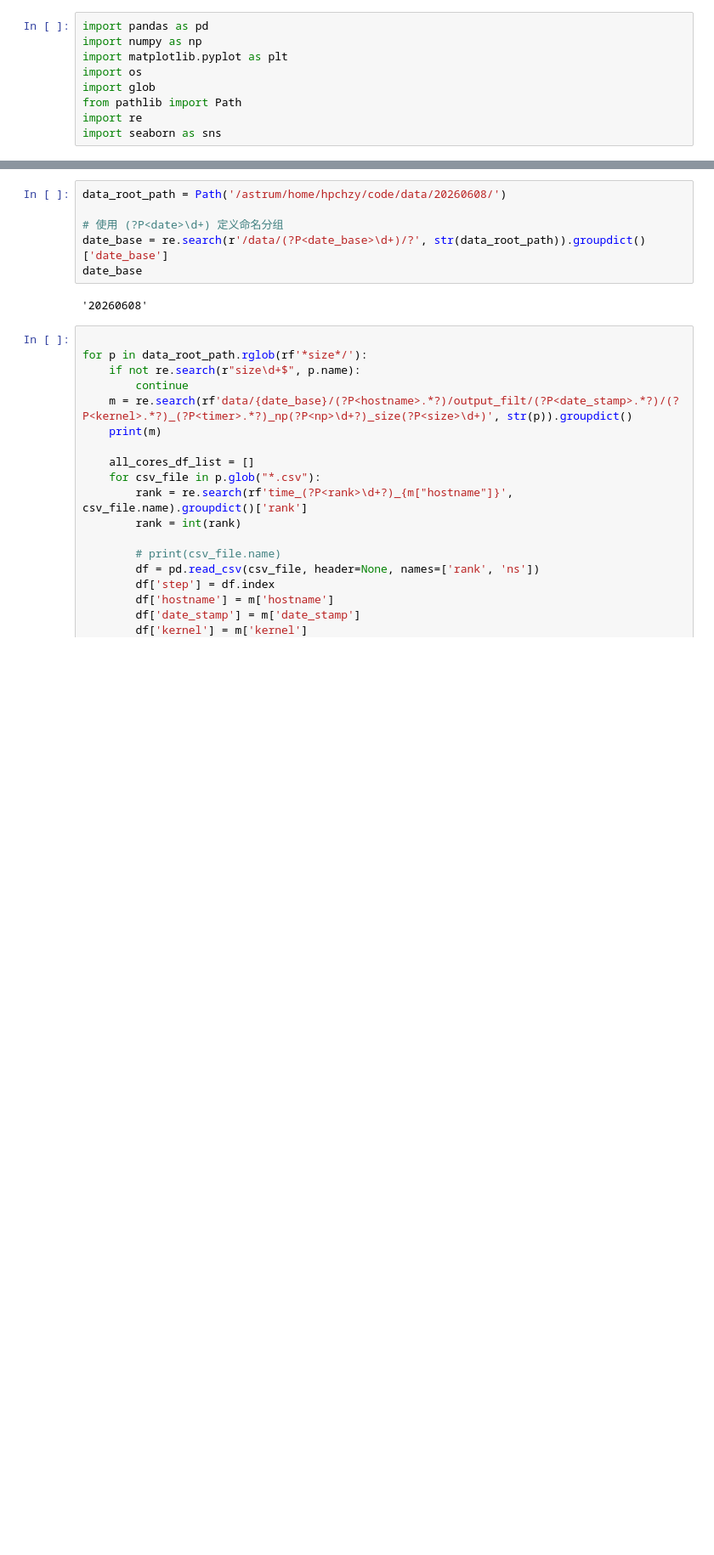
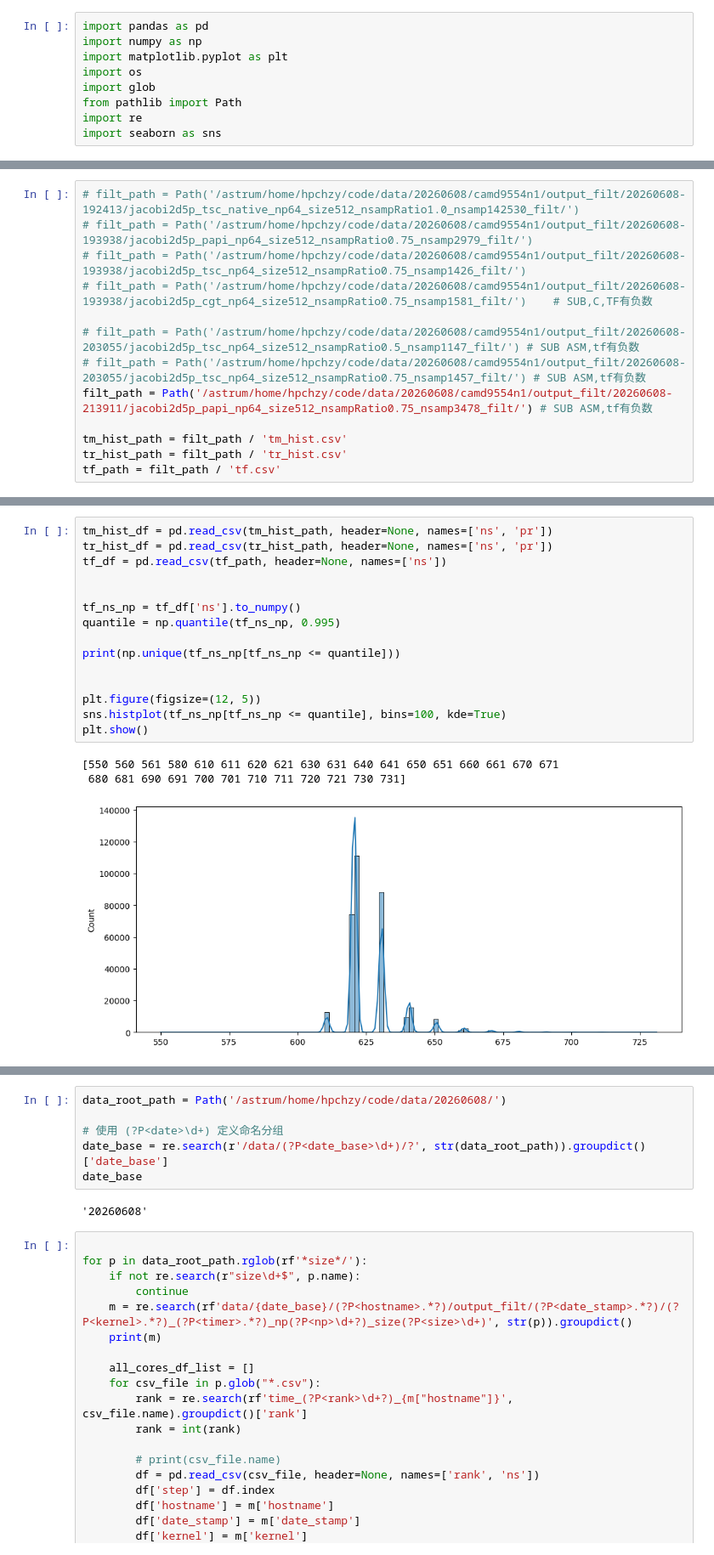
Before and after one commit to HunterHan/TacVar, a Jupyter notebook: stencil/plot_experimental_filt.0608.ipynb, the cells around one changed output, grey strips where cells are left out. Shown at 85% size. Saved outputs shown, nothing was run; the diff lists cells and outputs as text; blank space fills up the shorter version.

```diff
--- a/stencil/plot_experimental_filt.0608.ipynb
+++ b/stencil/plot_experimental_filt.0608.ipynb
@@ -9,0 +12,13 @@ import seaborn as sns
+# %%
+# filt_path = Path('/astrum/home/hpchzy/code/data/20260608/camd9554n1/output_filt/20260608-192413/jacobi2d5p_tsc_native_np64_size512_nsampRatio1.0_nsamp142530_filt/')
+# filt_path = Path('/astrum/home/hpchzy/code/data/20260608/camd9554n1/output_filt/20260608-193938/jacobi2d5p_papi_np64_size512_nsampRatio0.75_nsamp2979_filt/')
+# filt_path = Path('/astrum/home/hpchzy/code/data/20260608/camd9554n1/output_filt/20260608-193938/jacobi2d5p_tsc_np64_size512_nsampRatio0.75_nsamp1426_filt/')
+# filt_path = Path('/astrum/home/hpchzy/code/data/20260608/camd9554n1/output_filt/20260608-193938/jacobi2d5p_cgt_np64_size512_nsampRatio0.75_nsamp1581_filt/')    # SUB,C,TF有负数
+
+# filt_path = Path('/astrum/home/hpchzy/code/data/20260608/camd9554n1/output_filt/20260608-203055/jacobi2d5p_tsc_np64_size512_nsampRatio0.5_nsamp1147_filt/') # SUB ASM,tf有负数
+# filt_path = Path('/astrum/home/hpchzy/code/data/20260608/camd9554n1/output_filt/20260608-203055/jacobi2d5p_tsc_np64_size512_nsampRatio0.75_nsamp1457_filt/') # SUB ASM,tf有负数
+filt_path = Path('/astrum/home/hpchzy/code/data/20260608/camd9554n1/output_filt/20260608-213911/jacobi2d5p_papi_np64_size512_nsampRatio0.75_nsamp3478_filt/') # SUB ASM,tf有负数
+
+tm_hist_path = filt_path / 'tm_hist.csv'
+tr_hist_path = filt_path / 'tr_hist.csv'
+tf_path = filt_path / 'tf.csv'
@@ -9,0 +45,19 @@ import seaborn as sns
+# %%
+tm_hist_df = pd.read_csv(tm_hist_path, header=None, names=['ns', 'pr'])
+tr_hist_df = pd.read_csv(tr_hist_path, header=None, names=['ns', 'pr'])
+tf_df = pd.read_csv(tf_path, header=None, names=['ns'])
+
+
+tf_ns_np = tf_df['ns'].to_numpy()
+quantile = np.quantile(tf_ns_np, 0.995)
+
+print(np.unique(tf_ns_np[tf_ns_np <= quantile]))
+
+
+plt.figure(figsize=(12, 5))
+sns.histplot(tf_ns_np[tf_ns_np <= quantile], bins=100, kde=True)
+plt.show()
+# %% [output]
+[550 560 561 580 610 611 620 621 630 631 640 641 650 651 660 661 670 671
+ 680 681 690 691 700 701 710 711 720 721 730 731]
+[figure, added]
```
Also changed, not shown: parts of 4 cells of this notebook, 4 other files.
